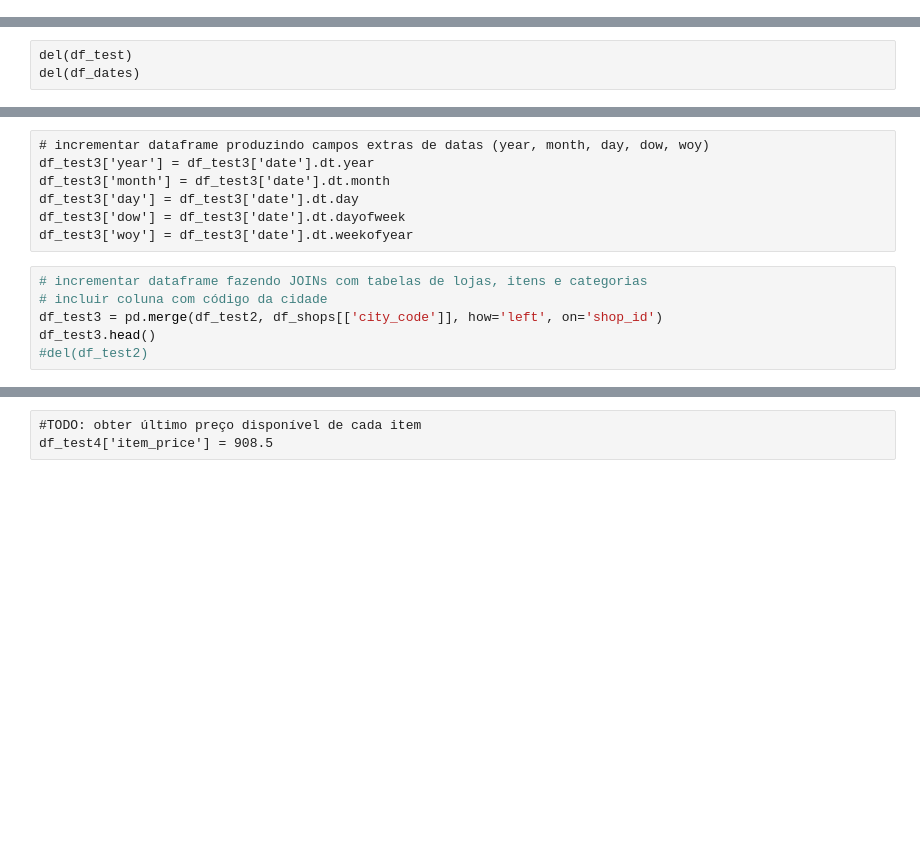
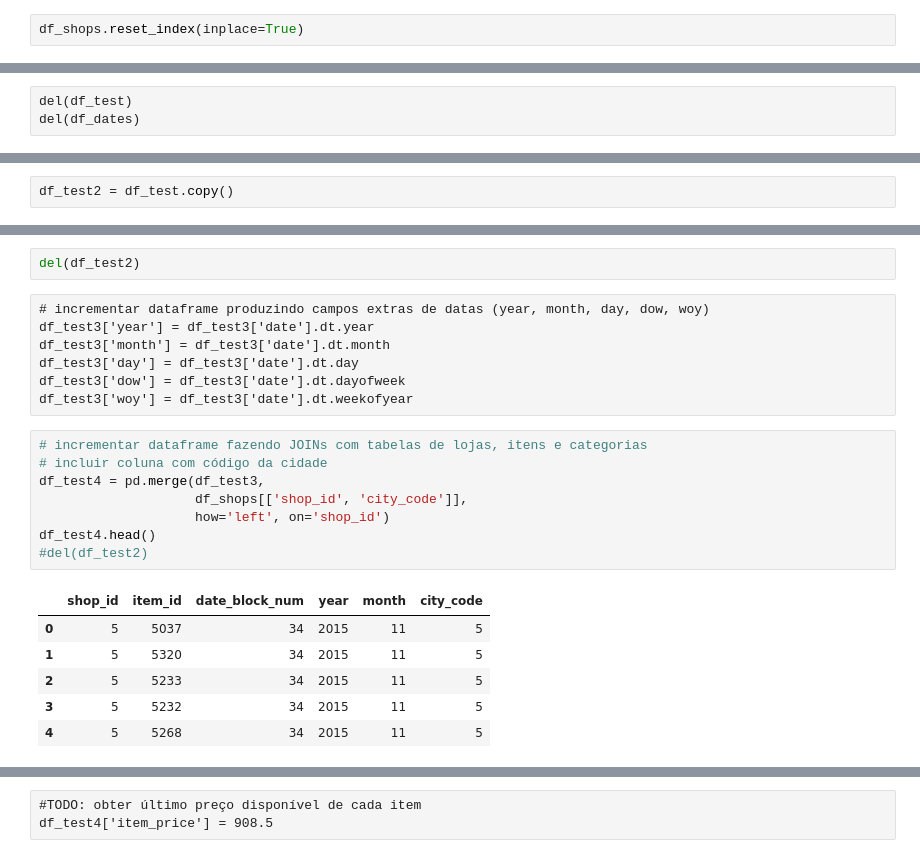
Before and after one commit to hjort/ai-labs, a Jupyter notebook: jupyter/sales-russia/Predict Future Sales in Russia - Hjort.ipynb, the cells around one changed output, grey strips where cells are left out. Drawn from its saved outputs; the diff is of its cells as text; blank space fills up the shorter version.

```diff
--- a/jupyter/sales-russia/Predict Future Sales in Russia - Hjort.ipynb
+++ b/jupyter/sales-russia/Predict Future Sales in Russia - Hjort.ipynb
@@ -690,0 +679,2 @@ df_train2.head()
+# %%
+df_shops.reset_index(inplace=True)
@@ -1078,2 +1206,4 @@ df_test.head()
+# %%
+df_test2 = df_test.copy()
 # %%
 # definir campo fixo
@@ -1087,3 +1233,5 @@ df_test2.head()
+# %%
+del(df_test2)
 # %% [raw]
 # incrementar dataframe produzindo campos extras de datas (year, month, day, dow, woy)
 df_test3['year'] = df_test3['date'].dt.year
@@ -1094,6 +1242,15 @@ df_test3['woy'] = df_test3['date'].dt.weekofyear
 # %%
 # incrementar dataframe fazendo JOINs com tabelas de lojas, itens e categorias
 # incluir coluna com código da cidade
-df_test3 = pd.merge(df_test2, df_shops[['city_code']], how='left', on='shop_id')
-df_test3.head()
+df_test4 = pd.merge(df_test3,
+                    df_shops[['shop_id', 'city_code']],
+                    how='left', on='shop_id')
+df_test4.head()
 #del(df_test2)
+# %% [output]
+|  | shop_id | item_id | date_block_num | year | month | city_code |
+| 0 | 5 | 5037 | 34 | 2015 | 11 | 5 |
+| 1 | 5 | 5320 | 34 | 2015 | 11 | 5 |
+| 2 | 5 | 5233 | 34 | 2015 | 11 | 5 |
+| 3 | 5 | 5232 | 34 | 2015 | 11 | 5 |
+| 4 | 5 | 5268 | 34 | 2015 | 11 | 5 |
```
Also changed, not shown: parts of 47 cells of this notebook, 4 other files.
